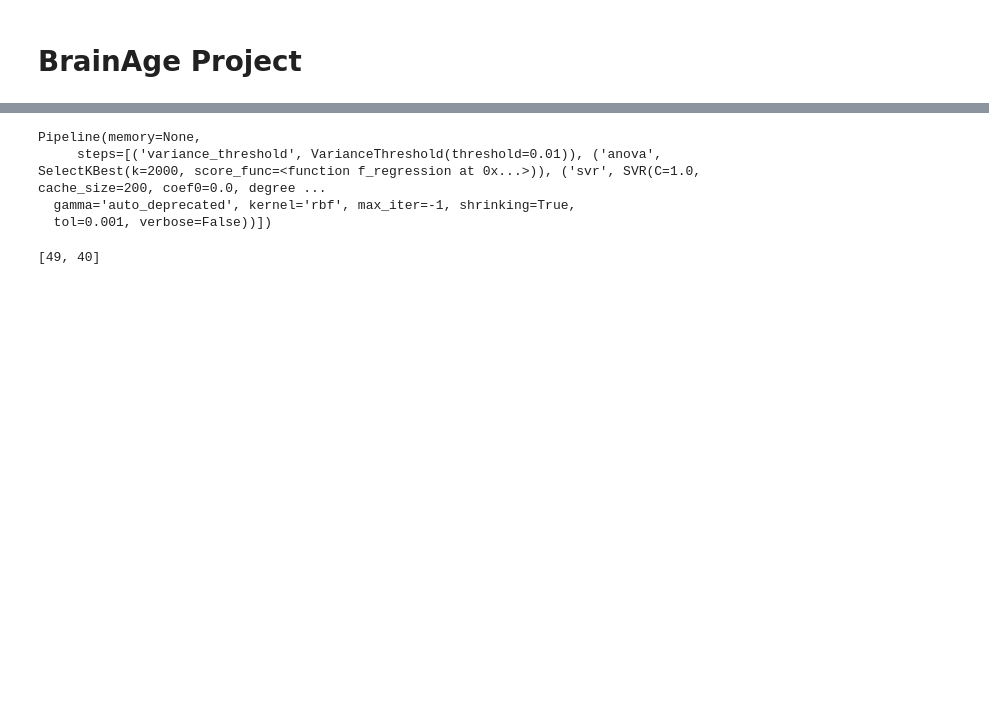
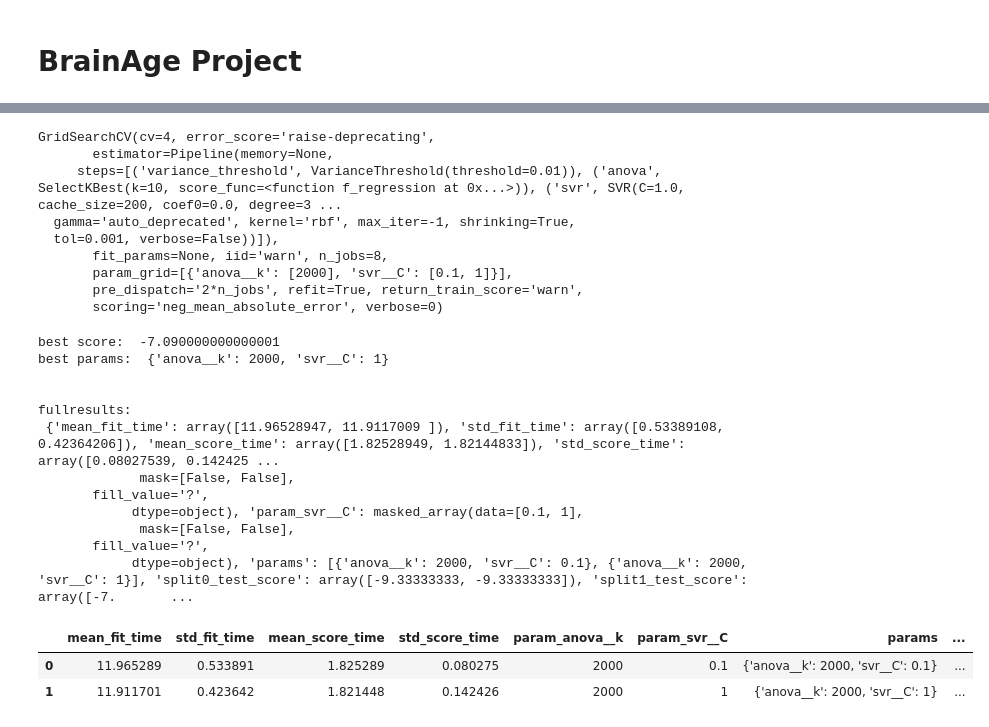
Before and after one commit to danielmlow/brain_age, a Jupyter notebook: validation_models.ipynb, the cells around one changed output, grey strips where cells are left out. Drawn from its saved outputs; the diff is of its cells as text; code cells hidden in the pictures; blank space fills up the shorter version.

```diff
--- a/validation_models.ipynb
+++ b/validation_models.ipynb
@@ -75,39 +159,48 @@ X = np.array(X)
 # %%
-svr = SVR(kernel='linear')
+from sklearn.pipeline import Pipeline
 
 # Remove features with too low between-subject variance
-variance_threshold = VarianceThreshold(threshold=.01)
+# variance_threshold =
 
 # Here we use a classical univariate feature selection based on F-test,
 # namely Anova.
-feature_selection = SelectKBest(f_regression, k=2000)
+# feature_selection = SelectKBest(f_regression)
 
 # We have our predictor (SVR), our feature selection (SelectKBest), and now,
 # we can plug them together in a *pipeline* that performs the two operations
 # successively:
-from sklearn.pipeline import Pipeline
+
+
+
 anova_svr = Pipeline([
-            ('variance_threshold', variance_threshold),
-            ('anova', feature_selection),
-            ('svr', svr)])
+            ('variance_threshold', VarianceThreshold(threshold=.01)),
+            ('anova', SelectKBest(f_regression)),
+            ('svr', SVR())])
 
-### Fit and predict
+# parameters = [{'anova__k': [2000, 100000, 'all'],
+#                'svr__C': [0.1, 1, 10]}]
 
-kf = KFold(n_splits=5)
-kf.get_n_splits(X)
+parameters = [{'anova__k': [2000],
+               'svr__C': [0.1,1]}]
 
-for train_index, test_index in kf.split(X):
-#     print("TRAIN:", train_index, "TEST:", test_index)
-    X_train, X_test = X[train_index], X[test_index]
-    y_train, y_test = y[train_index], y[test_index]
-    anova_svr.fit(X_train, y_train)
+grid = GridSearchCV(anova_svr, cv=cv, n_jobs=n_jobs, param_grid=parameters, scoring='neg_mean_absolute_error')
+grid.fit(gm_maps_masked, y_age)
+
+
+
+# mean_scores = np.array(grid.cv_results_['neg_mean_absolute_error'])
+# mean_scores = mean_scores.reshape(len(C_OPTIONS), -1, len(N_FEATURES_OPTIONS))
+# # select score for best C
+# mean_scores = mean_scores.max(axis=0)
+# bar_offsets = (np.arange(len(N_FEATURES_OPTIONS)) *
+#                (len(reducer_labels) + 1) + .5)
 # %% [output]
-Pipeline(memory=None,
-     steps=[('variance_threshold', VarianceThreshold(threshold=0.01)), ('anova', SelectKBest(k=2000, score_func=<function f_regression at 0x...>)), ('svr', SVR(C=1.0, cache_size=200, coef0=0.0, degree ...
+GridSearchCV(cv=4, error_score='raise-deprecating',
+       estimator=Pipeline(memory=None,
+     steps=[('variance_threshold', VarianceThreshold(threshold=0.01)), ('anova', SelectKBest(k=10, score_func=<function f_regression at 0x...>)), ('svr', SVR(C=1.0, cache_size=200, coef0=0.0, degree=3 ...
   gamma='auto_deprecated', kernel='rbf', max_iter=-1, shrinking=True,
-  tol=0.001, verbose=False))])
+  tol=0.001, verbose=False))]),
+       fit_params=None, iid='warn', n_jobs=8,
+       param_grid=[{'anova__k': [2000], 'svr__C': [0.1, 1]}],
+       pre_dispatch='2*n_jobs', refit=True, return_train_score='warn',
+       scoring='neg_mean_absolute_error', verbose=0)
-# %%
-age_pred = anova_svr.predict(X_test)
-ytest
-# %% [output]
-[49, 40]
@@ -115,0 +207,22 @@ X[:2000]
+# %%
+print('best score: ',grid.best_score_)
+print('best params: ',grid.best_params_)
+print('\n\nfullresults: \n', grid.cv_results_)
+df1 = pd.DataFrame(grid.cv_results_)
+df1
+# %% [output]
+best score:  -7.090000000000001
+best params:  {'anova__k': 2000, 'svr__C': 1}
+
+
+fullresults:
+ {'mean_fit_time': array([11.96528947, 11.9117009 ]), 'std_fit_time': array([0.53389108, 0.42364206]), 'mean_score_time': array([1.82528949, 1.82144833]), 'std_score_time': array([0.08027539, 0.142425 ...
+             mask=[False, False],
+       fill_value='?',
+            dtype=object), 'param_svr__C': masked_array(data=[0.1, 1],
+             mask=[False, False],
+       fill_value='?',
+            dtype=object), 'params': [{'anova__k': 2000, 'svr__C': 0.1}, {'anova__k': 2000, 'svr__C': 1}], 'split0_test_score': array([-9.33333333, -9.33333333]), 'split1_test_score': array([-7.       ...
+|  | mean_fit_time | std_fit_time | mean_score_time | std_score_time | param_anova__k | param_svr__C | params | ... |
+| 0 | 11.965289 | 0.533891 | 1.825289 | 0.080275 | 2000 | 0.1 | {'anova__k': 2000, 'svr__C': 0.1} | ... |
+| 1 | 11.911701 | 0.423642 | 1.821448 | 0.142426 | 2000 | 1 | {'anova__k': 2000, 'svr__C': 1} | ... |
```
Also changed, not shown: parts of 22 cells of this notebook.
